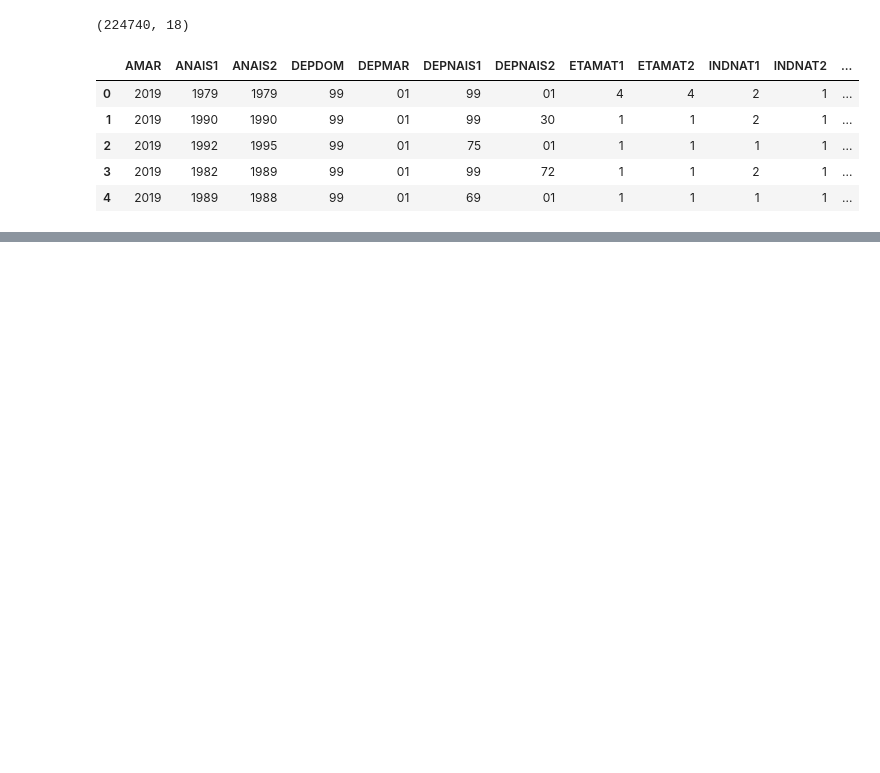
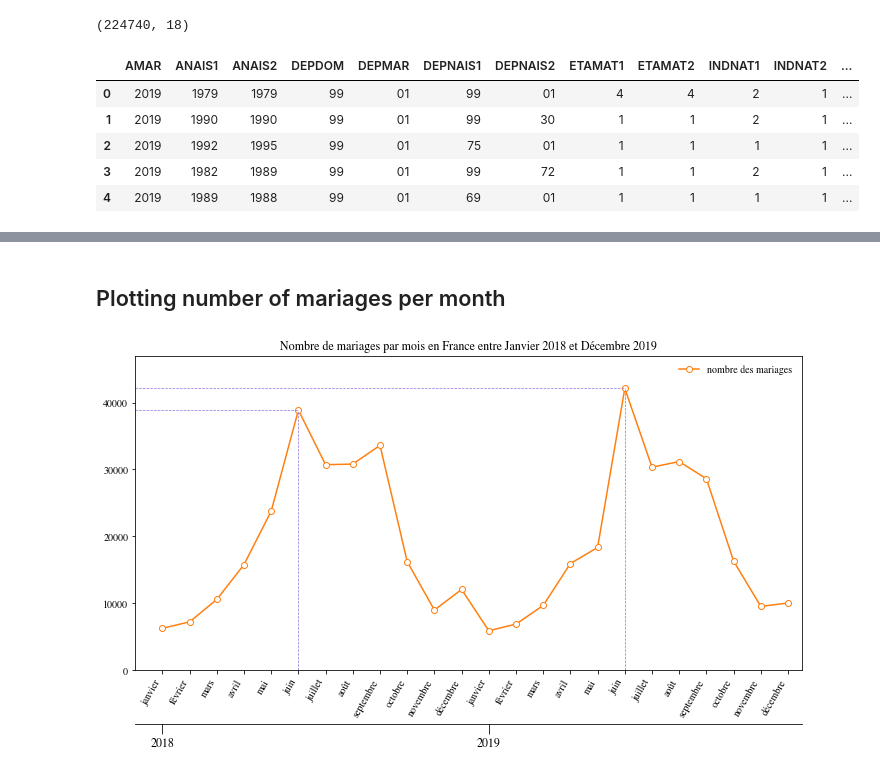
Before and after one commit to jizekki/data-visualisation, a Jupyter notebook: traitement.ipynb, the cells around one changed output, grey strips where cells are left out. Drawn from its saved outputs; the diff is of its cells as text; code cells hidden in the pictures; blank space fills up the shorter version.

Commit message:
number of mariages per month

```diff
--- a/traitement.ipynb
+++ b/traitement.ipynb
@@ -9,17 +6,5 @@ import warnings; warnings.filterwarnings(action='once')
 # %%
-large = 22; med = 16; small = 12
-params = {'axes.titlesize': large,
-          'legend.fontsize': med,
-          'figure.figsize': (16, 10),
-          'axes.labelsize': med,
-          'axes.titlesize': med,
-          'xtick.labelsize': med,
-          'ytick.labelsize': med,
-          'figure.titlesize': large}
-plt.rcParams.update(params)
-plt.style.use('seaborn-whitegrid')
-sns.set_style("white")
+import warnings; warnings.filterwarnings(action='once')
 %matplotlib inline
 # %%
-df_2018 = pd.read_csv("etatcivil2018_mar2018_csv/FD_MAR_2018.csv", sep=';', low_memory=False)
-df_2018_2 = pd.read_csv("etatcivil2018_mar2018_csv/Varmod_MAR_2018.csv", sep=';', low_memory=False)
+df_2018 = pd.read_csv("data/etatcivil2018_mar2018_csv/FD_MAR_2018.csv", sep=';', low_memory=False)
@@ -48,3 +11,2 @@ df_2018_2.head(5)
 # %%
-df_2019 = pd.read_csv("etatcivil2019_mar2019_csv/FD_MAR_2019.csv", sep=';', low_memory=False)
-df_2019_2 = pd.read_csv("etatcivil2019_mar2019_csv/Varmod_MAR_2019.csv", sep=';', low_memory=False)
+df_2019 = pd.read_csv("data/etatcivil2019_mar2019_csv/FD_MAR_2019.csv", sep=';', low_memory=False)
@@ -84,0 +37,60 @@ df_2020.head()
+# %% [markdown]
+## Plotting number of mariages per month
+# %%
+matplotlib.rcParams['mathtext.fontset'] = 'stix'
+matplotlib.rcParams['font.family'] = 'STIXGeneral'
+
+y_2018 = df_2018.groupby(["MMAR"]).count().iloc[:,1]
+y_2019 = df_2019.groupby(["MMAR"]).count().iloc[:,1]
+
+months = [
+    "janvier",
+    "février",
+    "mars",
+    "avril",
+    "mai", "juin",
+    "juillet",
+    "août",
+    "septembre",
+    "octobre",
+    "novembre",
+    "décembre"
+]
+
+x = np.append(y_2018.index, y_2019.index+12)
+y = np.append(y_2018.values, y_2019.values)
+
+xlabels_1 = months*2
+xlabels_2 = [2018, 2019]
+
+fig, ax=plt.subplots(1, 1, figsize=(10, 6))
+
+x_max_val = 24.5
+y_max_val = 47000
+
+ax.plot(x, y, color='C1', marker='o', markevery=1, markerfacecolor="white", label="nombre des mariages")
+
+ax.axvline(x=6, ymin=0, ymax=y[5]/y_max_val, linestyle="--", color='mediumpurple', lw=.7)
+ax.axvline(x=18, ymin=0, ymax=y[17]/y_max_val, linestyle="--", color='mediumpurple', lw=.7)
+
+ax.axhline(y=y[5], xmin=0, xmax=x[5]/x_max_val, linestyle="--", color='mediumpurple', lw=.7)
+ax.axhline(y=y[17], xmin=0, xmax=x[17]/x_max_val, linestyle="--", color='mediumpurple', lw=.7)
+
+ax.set_xticks(ticks=x, labels=xlabels_1, rotation=60, horizontalalignment='right')
+sec_xaxis = ax.secondary_xaxis(-0.17)
+sec_xaxis.set_xticks(ticks=(1, 13), labels=xlabels_2, rotation=0, horizontalalignment='center')
+sec_xaxis.spines['bottom'].set_visible(True)
+sec_xaxis.tick_params(length=10, labelsize=12)
+
+ax.set_xlim(0., x_max_val)
+ax.set_ylim(0., y_max_val)
+
+ax.legend(frameon=False)
+plt.title("Nombre de mariages par mois en France entre Janvier 2018 et Décembre 2019")
+
+
+fig.tight_layout()
+plt.savefig("figures/image_1.svg", dpi=400)
+plt.show()
+# %% [output]
+[figure, added]
```
Also changed, not shown: parts of 8 cells of this notebook, 2 other files.
